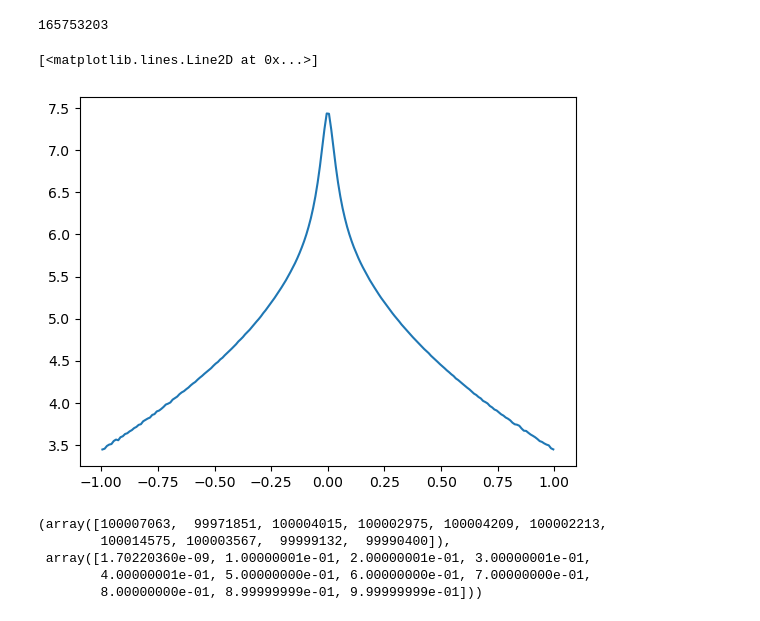
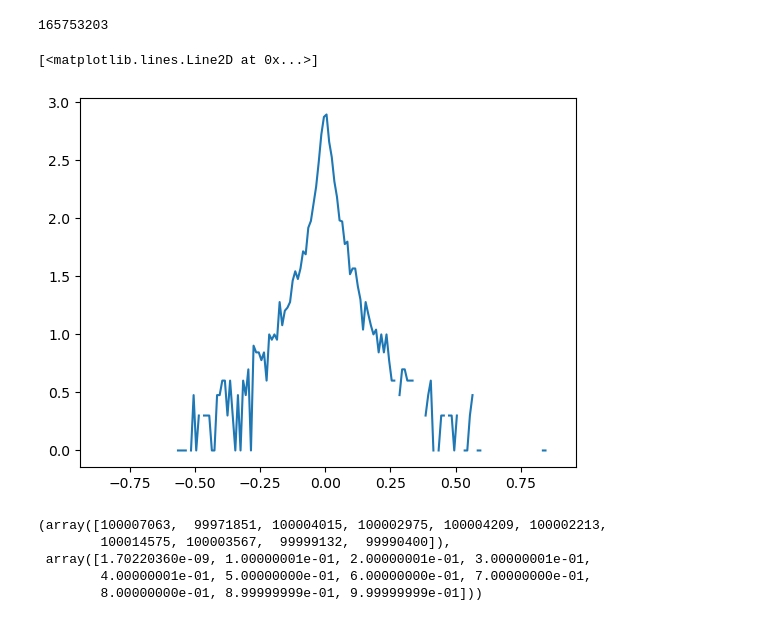
Before and after one commit to selipot/clouddrift-examples, a Jupyter notebook: notebooks/gdp-velocity-from-position.ipynb, the cells around one changed output. Drawn from its saved outputs; the diff is of its cells as text; code cells hidden in the pictures.

```diff
--- a/notebooks/gdp-velocity-from-position.ipynb
+++ b/notebooks/gdp-velocity-from-position.ipynb
@@ -218,14 +222,14 @@ len(u)
 # %% [output]
 165753203
 # %%
-#foo, bin_edges1 = np.histogram(u[sli]*1e9-ve[sli],200,(-1,1))
-hist2 = histogram1d(u*1e9-ve,200,(-1,1))
+hist1, bin_edges1 = np.histogram(u*1e9-ve,200,(-1,1))
+#hist2 = histogram1d(u*1e9-ve,200,(-1,1))
 # %%
 #plt.plot(bin_edges1[0:-1],hist1,'.-')
-plt.plot(0.5*(bin_edges1[:-1]+bin_edges1[1:]),np.log10(hist2),'-')
+plt.plot(0.5*(bin_edges1[:-1]+bin_edges1[1:]),np.log10(hist1),'-')
 # %% [output]
 [<matplotlib.lines.Line2D at 0x...>]
-[figure, old version]
+[figure, new version]
 # %%
 hist_ve = histogram1d(ve,200,(-1,1))
 # %%
```
Also changed, not shown: parts of 5 cells of this notebook.
